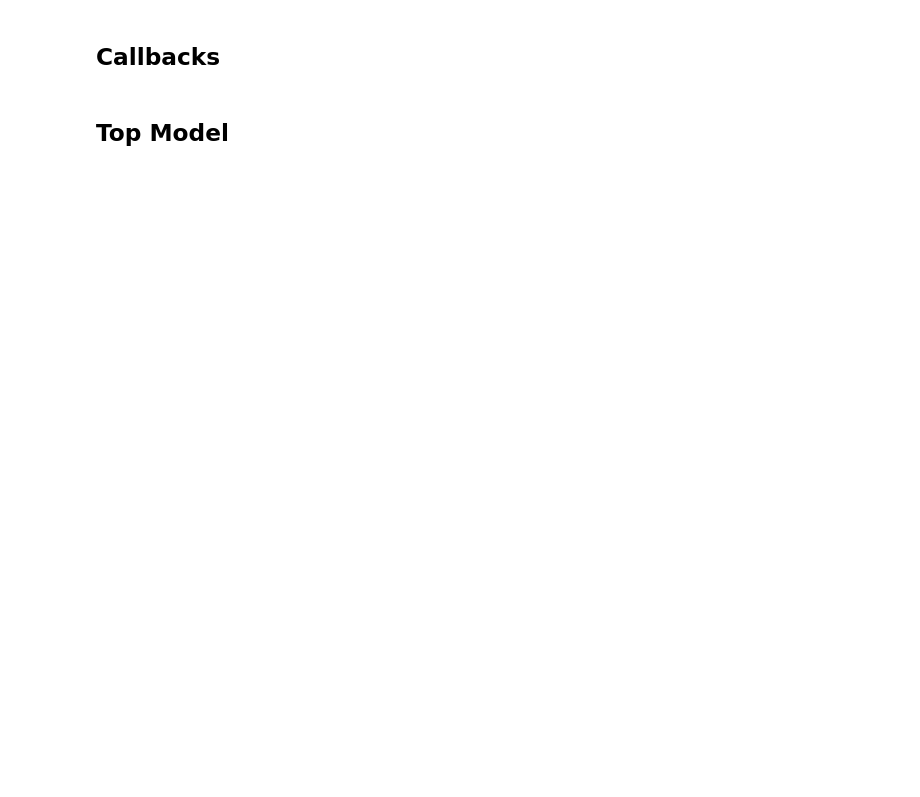
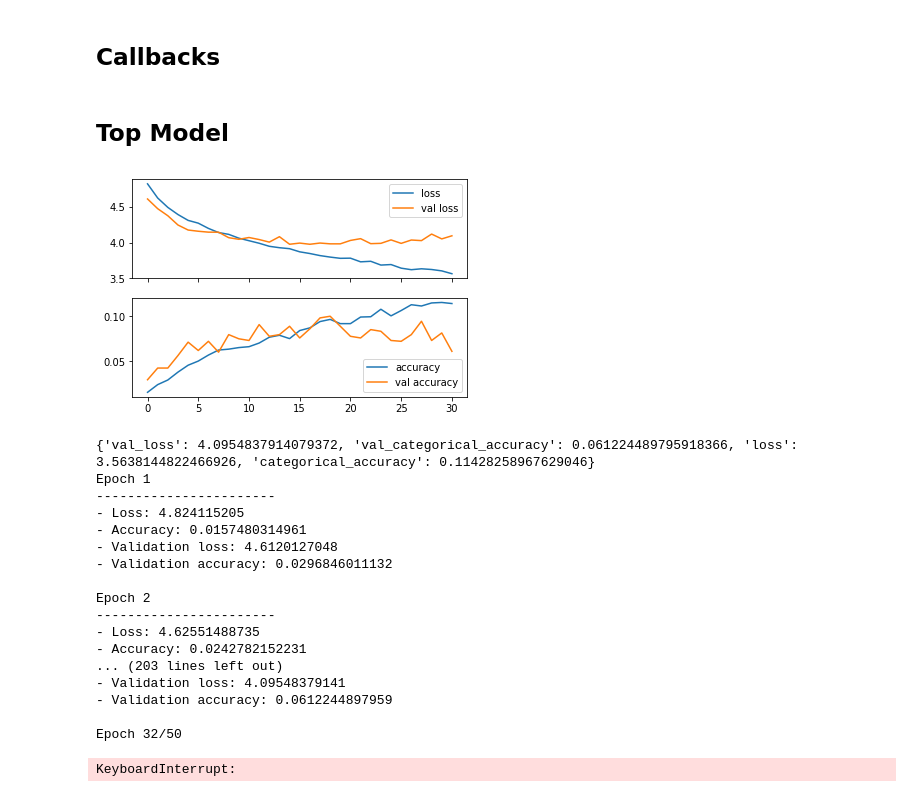
Before and after one commit to iPhaeton/dog_breed_identification, a Jupyter notebook: dog_breed_identification_1.ipynb, the cells around one changed output. Drawn from its saved outputs; the diff is of its cells as text; code cells hidden in the pictures; blank space fills up the shorter version.

Commit message:
Can train top model

```diff
--- a/dog_breed_identification_1.ipynb
+++ b/dog_breed_identification_1.ipynb
@@ -17,14 +19,15 @@ from keras.utils.np_utils import to_categorical
 # %% [markdown]
 ## Constants
 # %%
-img_size = 224
+img_size = 112
 
-top_model_weights_path = 'bottleneck_fc_model.h5'
 train_data_dir = 'data/train_dataset/'
 dev_data_dir = 'data/dev_dataset/'
 
 epochs = 50
 batch_size = 8
+
+num_class = 120
 # %% [markdown]
 ## Data
 # %%
@@ -44,8 +48,6 @@ dev_generator = generator(datagen, dev_data_dir, 'categorical')
 # %% [output]
 Found 9144 images belonging to 120 classes.
 Found 1078 images belonging to 120 classes.
-# %%
-num_class = len(train_generator.class_indices)
 # %%
 train_labels = to_categorical(train_generator.classes)
 dev_labels = to_categorical(dev_generator.classes)
@@ -129,28 +136,49 @@ class PlotLosses(keras.callbacks.Callback):
 # %% [markdown]
 ## Top Model
 # %%
-train_data = np.load('./bottleneck_features/bottleneck_features_train.npy')
-dev_data = np.load('./bottleneck_features/bottleneck_features_dev.npy')
+train_data = np.load('./data/bottleneck_features/bottleneck_features_train.npy')
+dev_data = np.load('./data/bottleneck_features/bottleneck_features_dev.npy')
+train_labels = np.load('./data/bottleneck_features/train_labels.npy')
+dev_labels = np.load('./data/bottleneck_features/dev_labels.npy')
 # %%
-inputs = Input(shape=(img_size, img_size, 3))
-X = Flatten()(X)
+inputs = Input(shape=(train_data.shape[1], train_data.shape[2], train_data.shape[3]))
+X = Flatten()(inputs)
 X = Dense(2048, activation='relu')(X)
 X = Dropout(0.5)(X)
 X = Dense(1024, activation='relu')(X)
-X = Dropout(0.5)(X)
 
 outputs = Dense(num_class, activation='softmax')(X)
 
 top_model = Model(inputs=inputs, outputs=outputs)
 
-model.compile(optimizer='adam',
+top_model.compile(optimizer='adam',
               loss='categorical_crossentropy',
               metrics=['categorical_accuracy'])
 
 plot_losses = PlotLosses()
 # %%
-model.fit(train_data, train_labels,
+top_model.fit(train_data, train_labels,
           batch_size=batch_size,
           epochs=epochs,
           callbacks=[plot_losses],
           validation_data=(dev_data, dev_labels))
+# %% [output]
+[figure, added]
+{'val_loss': 4.0954837914079372, 'val_categorical_accuracy': 0.061224489795918366, 'loss': 3.5638144822466926, 'categorical_accuracy': 0.11428258967629046}
+Epoch 1
+-----------------------
+- Loss: 4.824115205
+- Accuracy: 0.0157480314961
+- Validation loss: 4.6120127048
+- Validation accuracy: 0.0296846011132
+
+Epoch 2
+-----------------------
+- Loss: 4.62551488735
+- Accuracy: 0.0242782152231
+... (203 lines left out)
+- Validation loss: 4.09548379141
+- Validation accuracy: 0.0612244897959
+
+Epoch 32/50
+KeyboardInterrupt:
```
Also changed, not shown: parts of 6 cells of this notebook.
